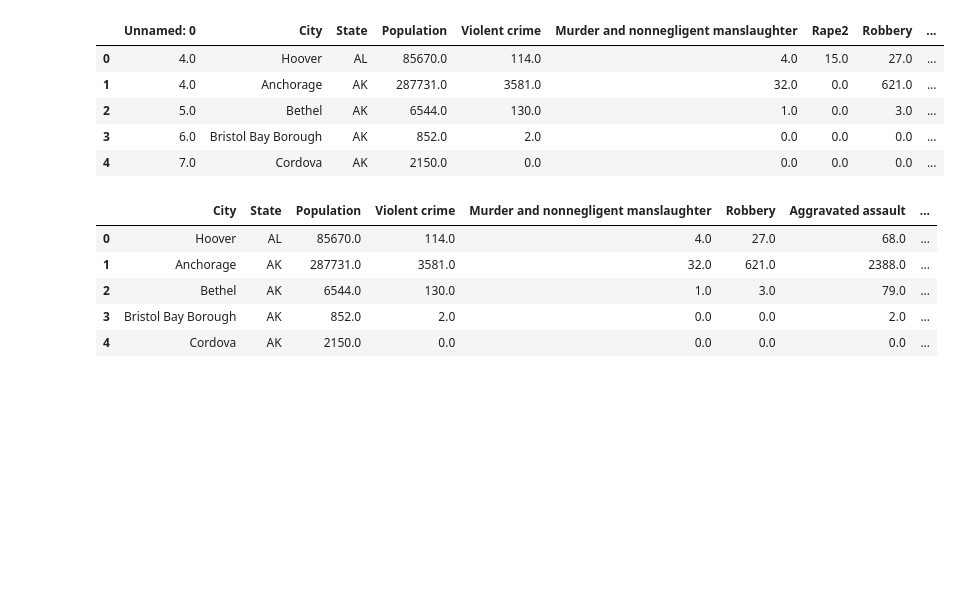
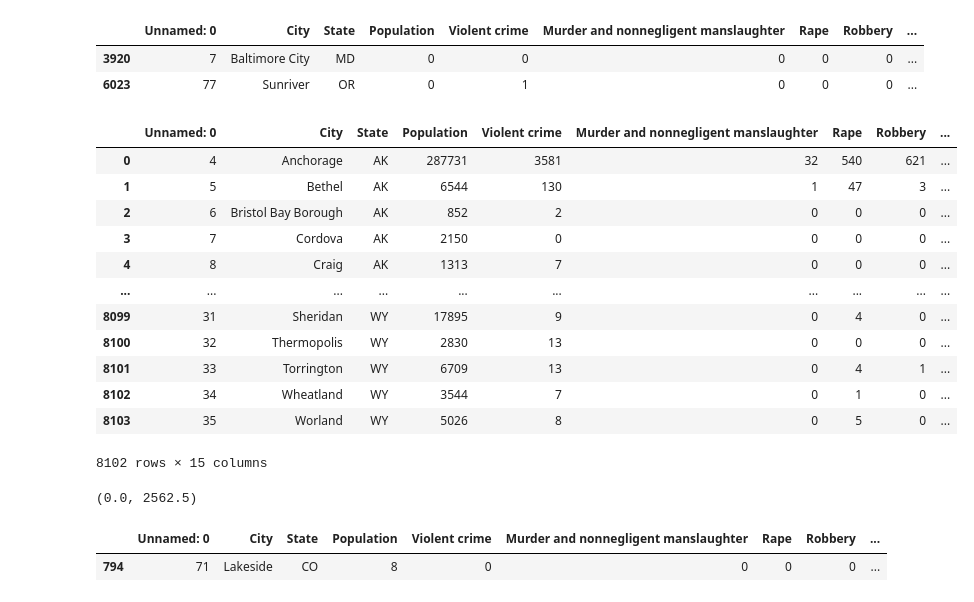
Before and after one commit to BloomTech-Labs/PT17_cityspire-d-ds, a Jupyter notebook: notebooks/crime_data/fbi_crime_us.ipynb, the cells around one changed output. Cells and saved outputs as stored; diff of their text form; code cells hidden in the pictures; blank space fills up the shorter version.

```diff
--- a/notebooks/crime_data/fbi_crime_us.ipynb
+++ b/notebooks/crime_data/fbi_crime_us.ipynb
@@ -29,11 +38,35 @@ combined_csv.head()
+# %%
+# Population cannot be 0
+combined_csv.loc[combined_csv['Population']==0.0]
+# %% [output]
+|  | Unnamed: 0 | City | State | Population | Violent crime | Murder and nonnegligent manslaughter | Rape | Robbery | ... |
+| 3920 | 7 | Baltimore City | MD | 0 | 0 | 0 | 0 | 0 | ... |
+| 6023 | 77 | Sunriver | OR | 0 | 1 | 0 | 0 | 0 | ... |
 # %%
-combined_csv = combined_csv.fillna(0)
+combined_csv = combined_csv[combined_csv.Population != 0]
-# %%
-combined_csv.reset_index(drop=True).head()
-# %% [output]
-|  | Unnamed: 0 | City | State | Population | Violent crime | Murder and nonnegligent manslaughter | Rape2 | Robbery | ... |
-| 0 | 4.0 | Hoover | AL | 85670.0 | 114.0 | 4.0 | 15.0 | 27.0 | ... |
-| 1 | 4.0 | Anchorage | AK | 287731.0 | 3581.0 | 32.0 | 0.0 | 621.0 | ... |
-| 2 | 5.0 | Bethel | AK | 6544.0 | 130.0 | 1.0 | 0.0 | 3.0 | ... |
-| 3 | 6.0 | Bristol Bay Borough | AK | 852.0 | 2.0 | 0.0 | 0.0 | 0.0 | ... |
-| 4 | 7.0 | Cordova | AK | 2150.0 | 0.0 | 0.0 | 0.0 | 0.0 | ... |
+# %%
+# Crime is broken down into violent crime and property crime
+# Arson is reported in conjunction with property or violent crime depending on the nature
+columns = ['Violent crime', 'Property crime']
+# %%
+combined_csv[columns] = combined_csv[columns].astype(int)
+# %%
+def sum_frame_by_column(frame, new_col_name, list_of_cols_to_sum, divideby):
+    frame[new_col_name] = ((frame[list_of_cols_to_sum].astype(int).sum(axis=1)/frame[divideby].astype(int))*100).round(2)
+    return(frame)
+# %%
+sum_frame_by_column(combined_csv, 'Crime Percentage', columns, 'Population' )
+# %% [output]
+|  | Unnamed: 0 | City | State | Population | Violent crime | Murder and nonnegligent manslaughter | Rape | Robbery | ... |
+| 0 | 4 | Anchorage | AK | 287731 | 3581 | 32 | 540 | 621 | ... |
+| 1 | 5 | Bethel | AK | 6544 | 130 | 1 | 47 | 3 | ... |
+| 2 | 6 | Bristol Bay Borough | AK | 852 | 2 | 0 | 0 | 0 | ... |
+| 3 | 7 | Cordova | AK | 2150 | 0 | 0 | 0 | 0 | ... |
+| 4 | 8 | Craig | AK | 1313 | 7 | 0 | 0 | 0 | ... |
+| ... | ... | ... | ... | ... | ... | ... | ... | ... | ... |
+| 8099 | 31 | Sheridan | WY | 17895 | 9 | 0 | 4 | 0 | ... |
+| 8100 | 32 | Thermopolis | WY | 2830 | 13 | 0 | 0 | 0 | ... |
+| 8101 | 33 | Torrington | WY | 6709 | 13 | 0 | 4 | 1 | ... |
+| 8102 | 34 | Wheatland | WY | 3544 | 7 | 0 | 1 | 0 | ... |
+| 8103 | 35 | Worland | WY | 5026 | 8 | 0 | 5 | 0 | ... |
+8102 rows × 15 columns
@@ -39,0 +82,10 @@ combined_csv.reset_index(drop=True).head()
+# %%
+min(combined_csv['Crime Percentage']), max(combined_csv['Crime Percentage'])
+# %% [output]
+(0.0, 2562.5)
+# %%
+# Just wanted to see the type of crime for such a high percentage
+combined_csv.loc[combined_csv['Crime Percentage']==2562.5]
+# %% [output]
+|  | Unnamed: 0 | City | State | Population | Violent crime | Murder and nonnegligent manslaughter | Rape | Robbery | ... |
+| 794 | 71 | Lakeside | CO | 8 | 0 | 0 | 0 | 0 | ... |
@@ -46,10 +107 @@ combined_csv = combined_csv.drop(columns=['Unnamed: 0', 'Arson3', 'Rape2', 'Rape
-# %%
-combined_csv.head()
-# %% [output]
-|  | City | State | Population | Violent crime | Murder and nonnegligent manslaughter | Robbery | Aggravated assault | ... |
-| 0 | Hoover | AL | 85670.0 | 114.0 | 4.0 | 27.0 | 68.0 | ... |
-| 1 | Anchorage | AK | 287731.0 | 3581.0 | 32.0 | 621.0 | 2388.0 | ... |
-| 2 | Bethel | AK | 6544.0 | 130.0 | 1.0 | 3.0 | 79.0 | ... |
-| 3 | Bristol Bay Borough | AK | 852.0 | 2.0 | 0.0 | 0.0 | 2.0 | ... |
-| 4 | Cordova | AK | 2150.0 | 0.0 | 0.0 | 0.0 | 0.0 | ... |
 # %%
```
Also changed, not shown: parts of 16 cells of this notebook, 2 other files.
